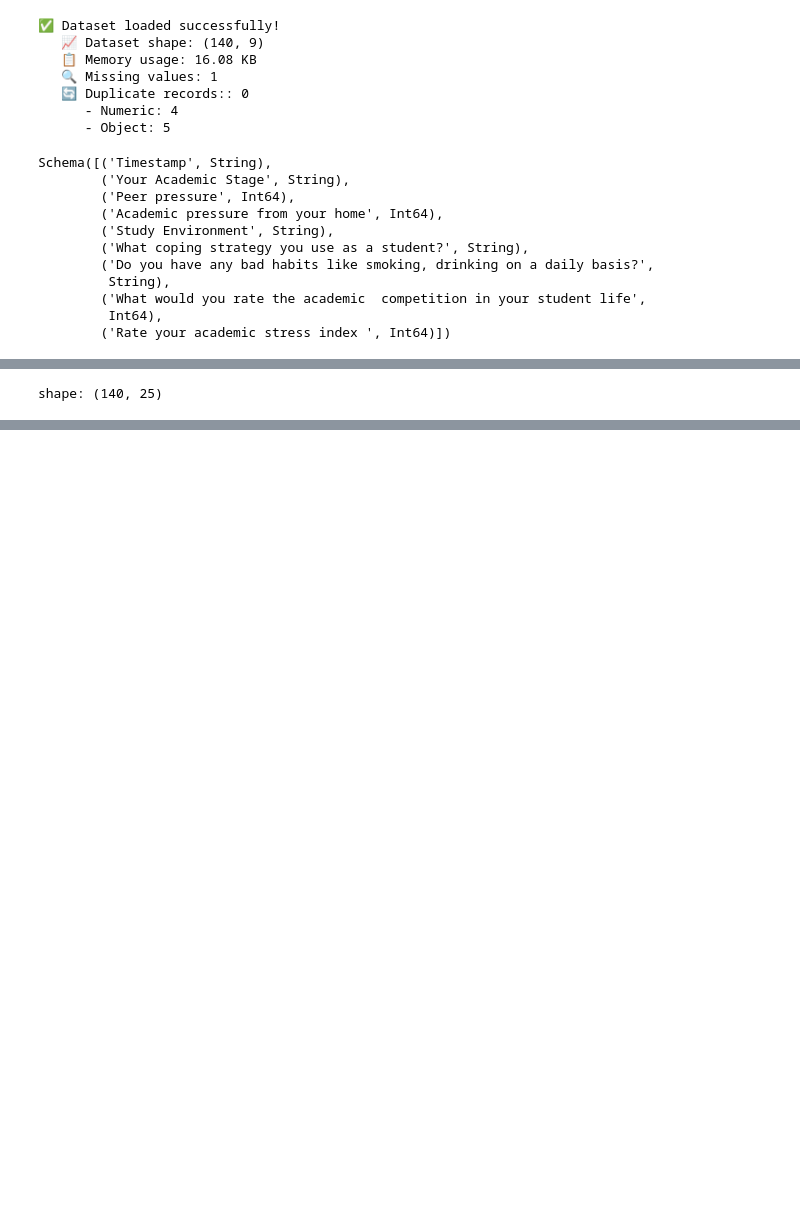
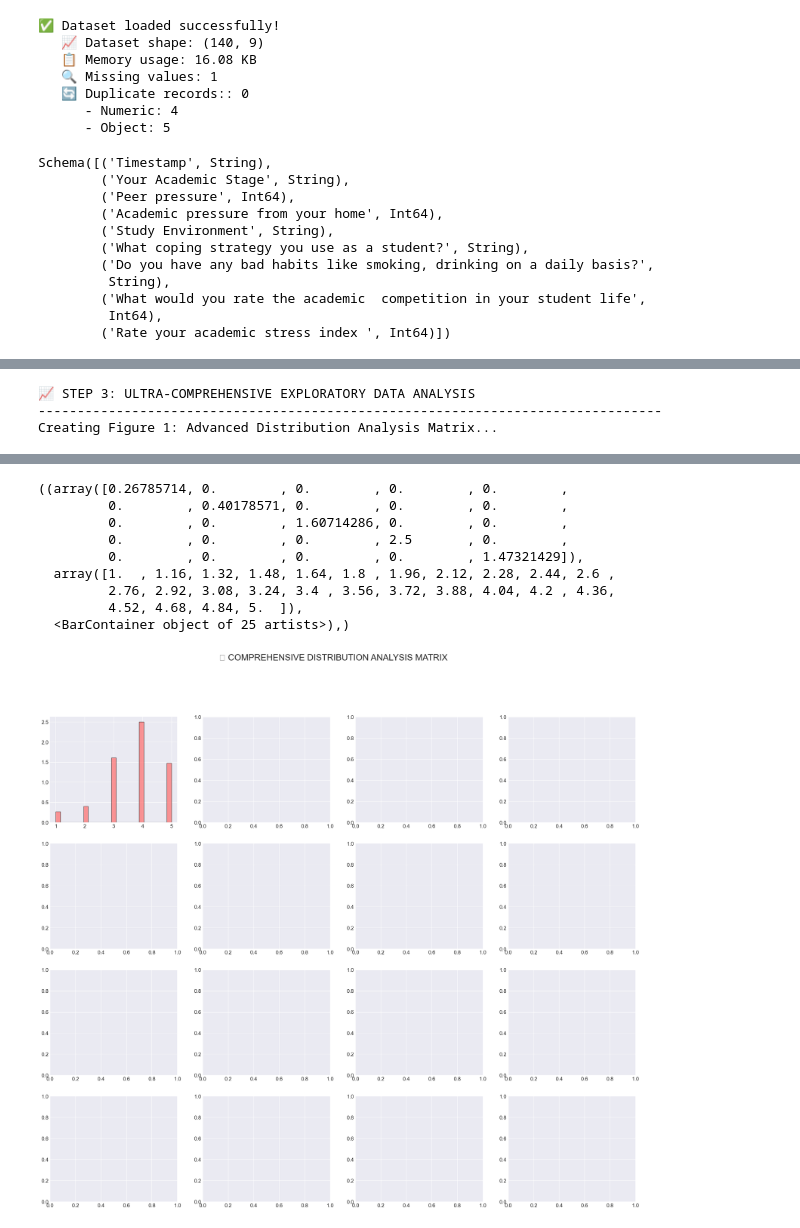
Before and after one commit to ZygimantasB/scikit-learn_training, a Jupyter notebook: Kaggle/academic Stress level.ipynb, the cells around one changed output, grey strips where cells are left out. Saved outputs shown, nothing was run; the diff lists cells and outputs as text; code cells hidden in the pictures; blank space fills up the shorter version.

```diff
--- a/Kaggle/academic Stress level.ipynb
+++ b/Kaggle/academic Stress level.ipynb
@@ -228,4 +230,14 @@ df_encoded = df.with_columns(*encoding_expressions)
 # %%
-df_encoded
+print("\n📈 STEP 3: ULTRA-COMPREHENSIVE EXPLORATORY DATA ANALYSIS")
+print("-"*80)
+
+print("Creating Figure 1: Advanced Distribution Analysis Matrix...")
+fig, axes = plt.subplots(4, 4, figsize=(24, 20))
+fig.suptitle('🎯 COMPREHENSIVE DISTRIBUTION ANALYSIS MATRIX', fontsize=20, y=0.98)
+
+ax = axes[0,0]
+ax.hist(df['Stress_Index'], bins=25, alpha=0.7, color=colors[0], edgecolor='black', density=True),
 # %% [output]
-shape: (140, 25)
+📈 STEP 3: ULTRA-COMPREHENSIVE EXPLORATORY DATA ANALYSIS
+--------------------------------------------------------------------------------
+Creating Figure 1: Advanced Distribution Analysis Matrix...
@@ -244,0 +244,10 @@ shape: (140, 25)
+((array([0.26785714, 0.        , 0.        , 0.        , 0.        ,
+         0.        , 0.40178571, 0.        , 0.        , 0.        ,
+         0.        , 0.        , 1.60714286, 0.        , 0.        ,
+         0.        , 0.        , 0.        , 2.5       , 0.        ,
+         0.        , 0.        , 0.        , 0.        , 1.47321429]),
+  array([1.  , 1.16, 1.32, 1.48, 1.64, 1.8 , 1.96, 2.12, 2.28, 2.44, 2.6 ,
+         2.76, 2.92, 3.08, 3.24, 3.4 , 3.56, 3.72, 3.88, 4.04, 4.2 , 4.36,
+         4.52, 4.68, 4.84, 5.  ]),
+  <BarContainer object of 25 artists>),)
+[figure, added]
```
Also changed, not shown: parts of 3 cells of this notebook.
